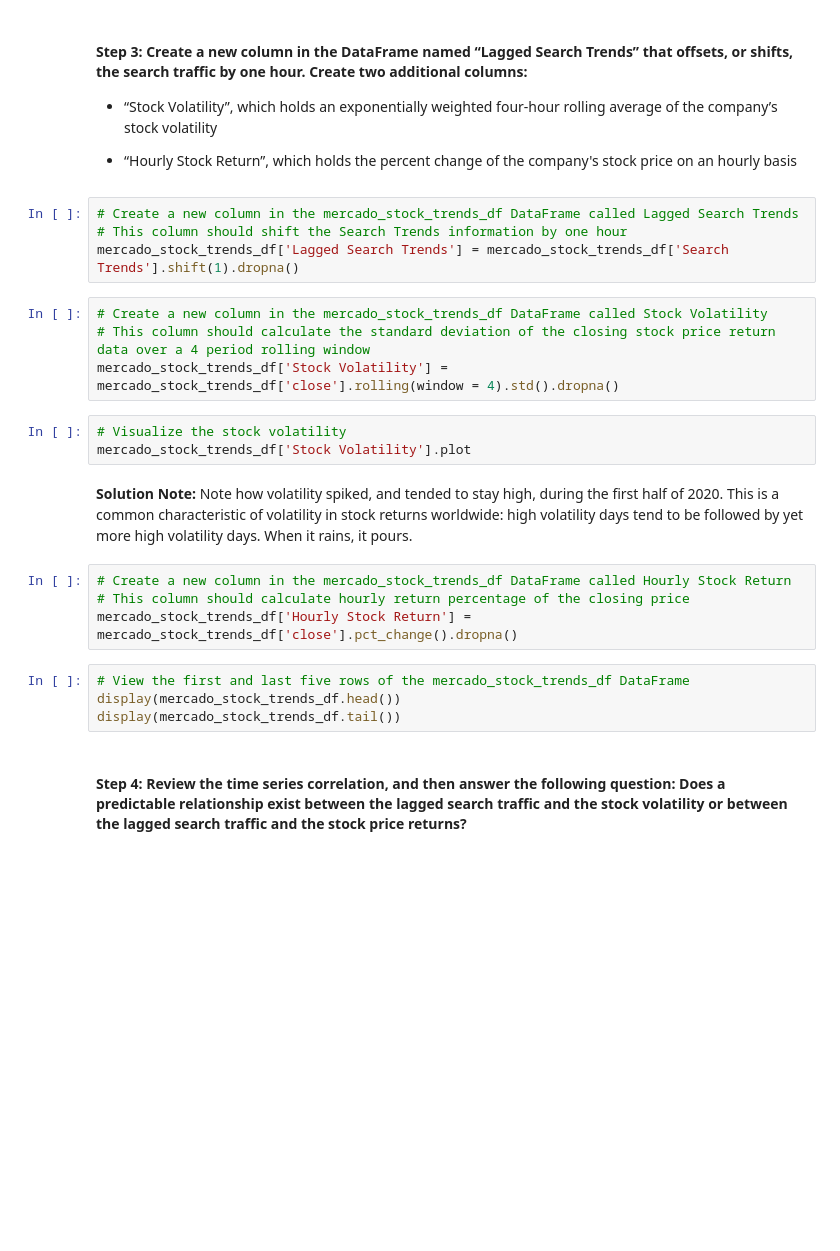
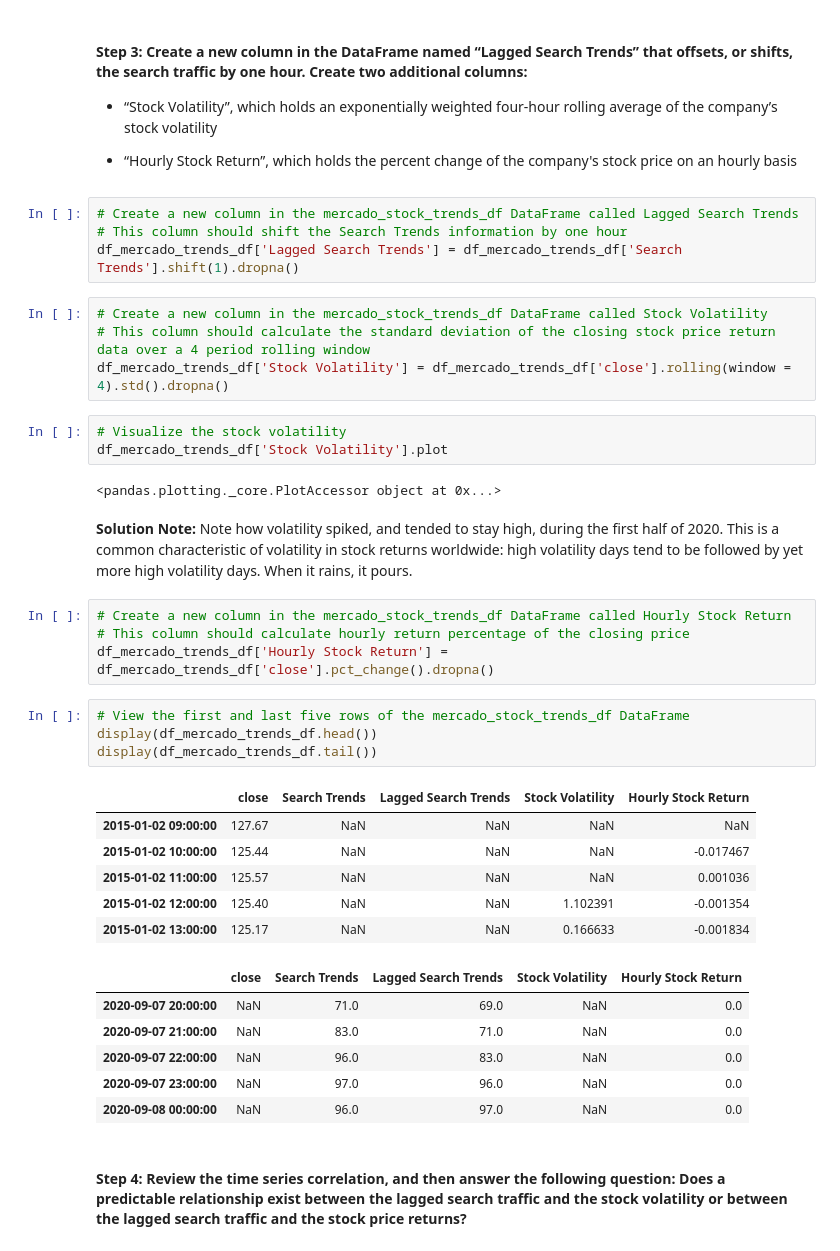
Before and after one commit to AngieP48/prophet-challenge, a Jupyter notebook: forecasting_net_prophet.ipynb, the cells around one changed output. Cells and saved outputs as stored; diff of their text form; blank space fills up the shorter version.

```diff
--- a/forecasting_net_prophet.ipynb
+++ b/forecasting_net_prophet.ipynb
@@ -294,24 +296,39 @@ df_mercado_combined_slice.tail()
 # %%
 # Create a new column in the mercado_stock_trends_df DataFrame called Lagged Search Trends
 # This column should shift the Search Trends information by one hour
-mercado_stock_trends_df['Lagged Search Trends'] = mercado_stock_trends_df['Search Trends'].shift(1).dropna()
+df_mercado_trends_df['Lagged Search Trends'] = df_mercado_trends_df['Search Trends'].shift(1).dropna()
 # %%
 # Create a new column in the mercado_stock_trends_df DataFrame called Stock Volatility
 # This column should calculate the standard deviation of the closing stock price return data over a 4 period rolling window
-mercado_stock_trends_df['Stock Volatility'] = mercado_stock_trends_df['close'].rolling(window = 4).std().dropna()
+df_mercado_trends_df['Stock Volatility'] = df_mercado_trends_df['close'].rolling(window = 4).std().dropna()
 # %%
 # Visualize the stock volatility
-mercado_stock_trends_df['Stock Volatility'].plot
+df_mercado_trends_df['Stock Volatility'].plot
+# %% [output]
+<pandas.plotting._core.PlotAccessor object at 0x...>
 # %% [markdown]
 **Solution Note:** Note how volatility spiked, and tended to stay high, during the first half of 2020. This is a common characteristic of volatility in stock returns worldwide: high volatility days tend to be followed by yet more high volatility days. When it rains, it pours.
 # %%
 # Create a new column in the mercado_stock_trends_df DataFrame called Hourly Stock Return
 # This column should calculate hourly return percentage of the closing price
-mercado_stock_trends_df['Hourly Stock Return'] = mercado_stock_trends_df['close'].pct_change().dropna()
+df_mercado_trends_df['Hourly Stock Return'] = df_mercado_trends_df['close'].pct_change().dropna()
 # %%
 # View the first and last five rows of the mercado_stock_trends_df DataFrame
-display(mercado_stock_trends_df.head())
-display(mercado_stock_trends_df.tail())
+display(df_mercado_trends_df.head())
+display(df_mercado_trends_df.tail())
+# %% [output]
+|  | close | Search Trends | Lagged Search Trends | Stock Volatility | Hourly Stock Return |
+| 2015-01-02 09:00:00 | 127.67 | NaN | NaN | NaN | NaN |
+| 2015-01-02 10:00:00 | 125.44 | NaN | NaN | NaN | -0.017467 |
+| 2015-01-02 11:00:00 | 125.57 | NaN | NaN | NaN | 0.001036 |
+| 2015-01-02 12:00:00 | 125.40 | NaN | NaN | 1.102391 | -0.001354 |
+| 2015-01-02 13:00:00 | 125.17 | NaN | NaN | 0.166633 | -0.001834 |
+|  | close | Search Trends | Lagged Search Trends | Stock Volatility | Hourly Stock Return |
+| 2020-09-07 20:00:00 | NaN | 71.0 | 69.0 | NaN | 0.0 |
+| 2020-09-07 21:00:00 | NaN | 83.0 | 71.0 | NaN | 0.0 |
+| 2020-09-07 22:00:00 | NaN | 96.0 | 83.0 | NaN | 0.0 |
+| 2020-09-07 23:00:00 | NaN | 97.0 | 96.0 | NaN | 0.0 |
+| 2020-09-08 00:00:00 | NaN | 96.0 | 97.0 | NaN | 0.0 |
 # %% [markdown]
 #### Step 4: Review the time series correlation, and then answer the following question: Does a predictable relationship exist between the lagged search traffic and the stock volatility or between the lagged search traffic and the stock price returns?
 # %%
```
Also changed, not shown: parts of 16 cells of this notebook.
